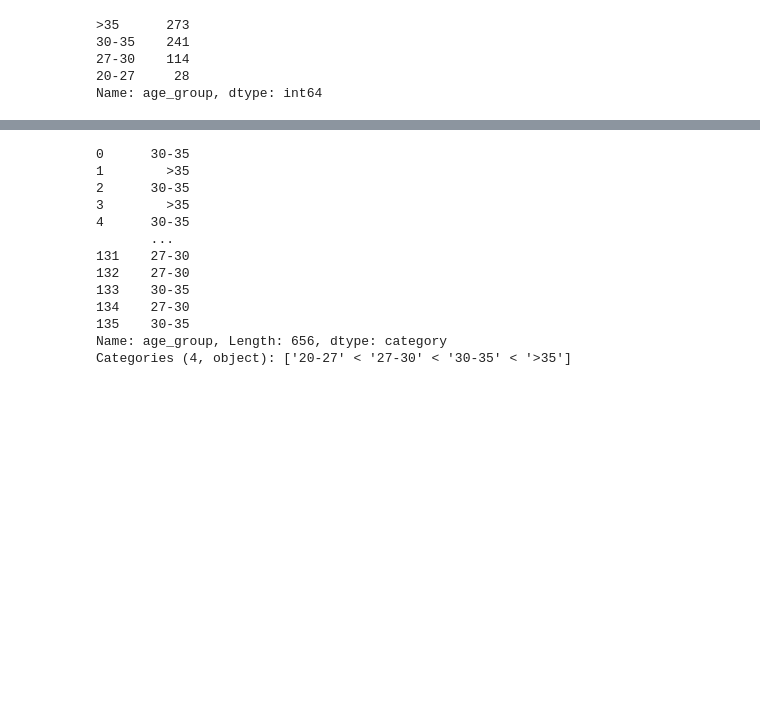
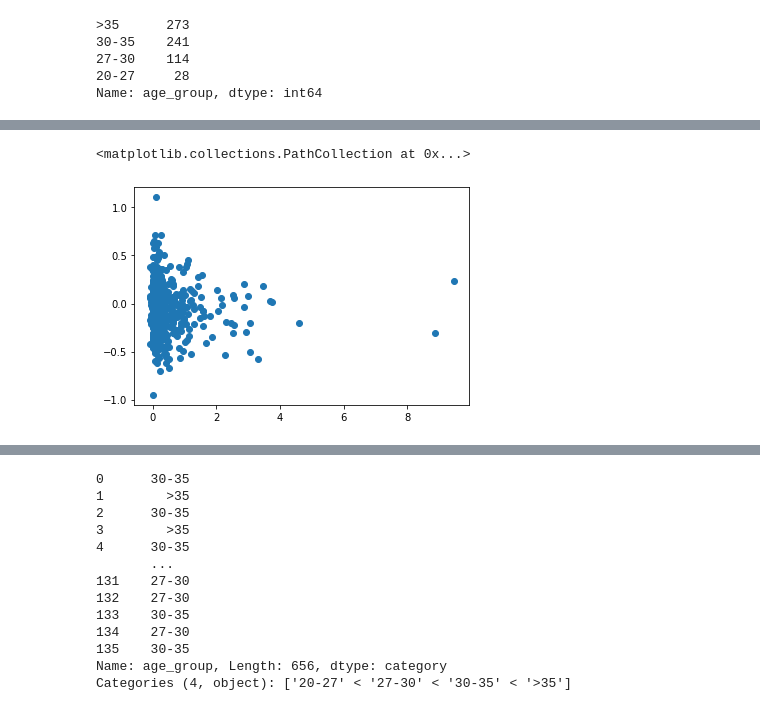
Before and after one commit to or7r/Casual-Inference-Soccer, a Jupyter notebook: dataset_creation.ipynb, the cells around one changed output, grey strips where cells are left out. Drawn from its saved outputs; the diff is of its cells as text; code cells hidden in the pictures; blank space fills up the shorter version.

```diff
--- a/dataset_creation.ipynb
+++ b/dataset_creation.ipynb
@@ -89,3 +92,8 @@ corr.loc["salary_next_year", "goals_per_game_next_year"]
+# %%
+plt.scatter(df["added_salary"], df["rating_next_year"] - df["rating"])
+# %% [output]
+<matplotlib.collections.PathCollection at 0x...>
+[figure, added]
 # %%
 T = df["T"]
 # X = pd.get_dummies(df[["salary_next_year",
```
Also changed, not shown: parts of 14 cells of this notebook, 3 other files.
